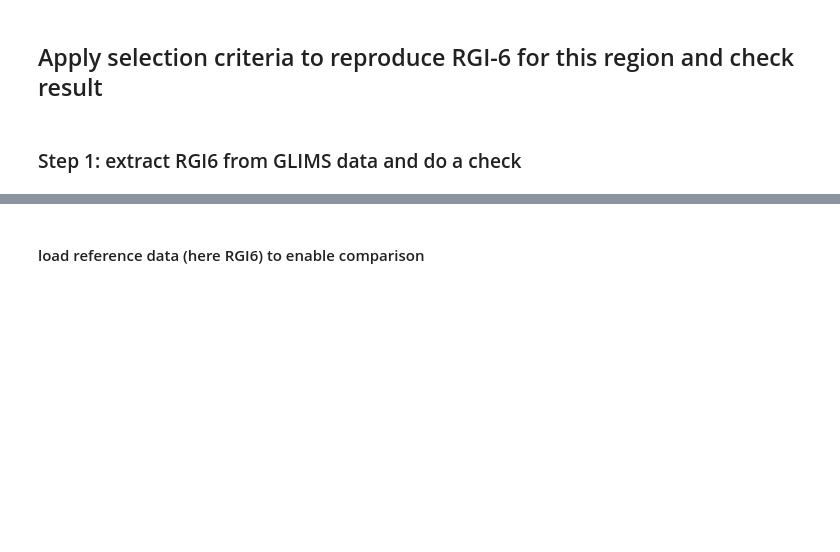
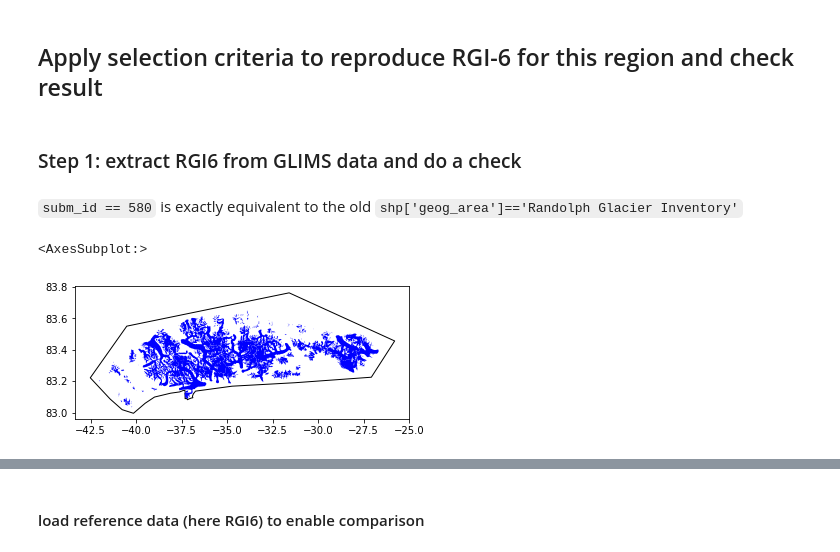
Before and after one commit to GLIMS-RGI/rgi7_scripts, a Jupyter notebook: workflow/RGI05.ipynb, the cells around one changed output, grey strips where cells are left out. Drawn from its saved outputs; the diff is of its cells as text; code cells hidden in the pictures; blank space fills up the shorter version.

```diff
--- a/workflow/RGI05.ipynb
+++ b/workflow/RGI05.ipynb
@@ -42,0 +69,2 @@ RGI_ss = shp.loc[shp['geog_area']=='Randolph Glacier Inventory; Umbrella RC for
+# %% [markdown]
+`subm_id == 580` is exactly equivalent to the old `shp['geog_area']=='Randolph Glacier Inventory'`
@@ -42,0 +83,7 @@ RGI_ss = shp.loc[shp['geog_area']=='Randolph Glacier Inventory; Umbrella RC for
+# %%
+# Plot correct glaciers and shapefile
+base = box.plot(color='white', edgecolor='black')
+RGI_ss_729.geometry.plot(ax=base, color='blue', markersize=5)
+# %% [output]
+<AxesSubplot:>
+[figure, added]
```
Also changed, not shown: parts of 23 cells of this notebook, 7 other files.
